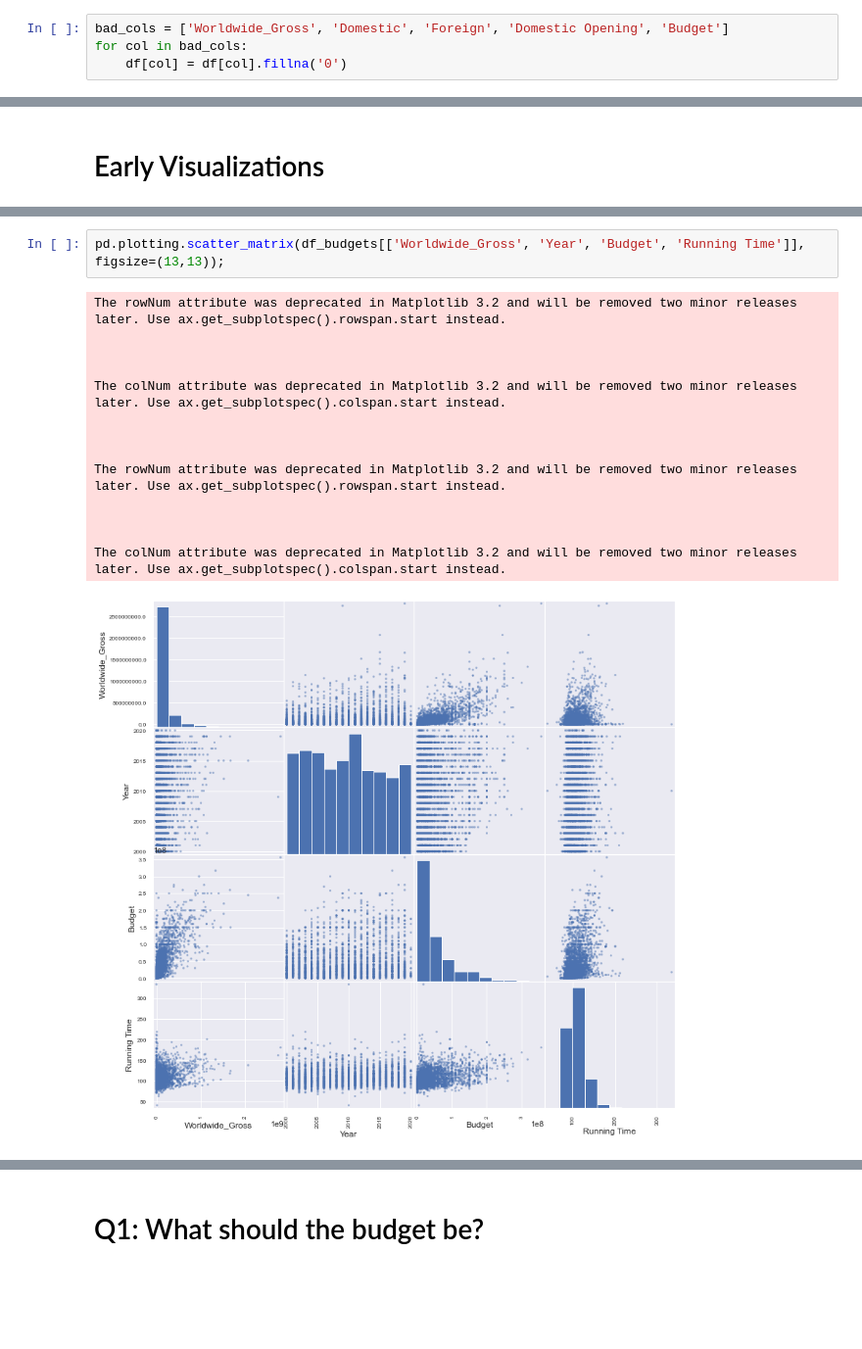
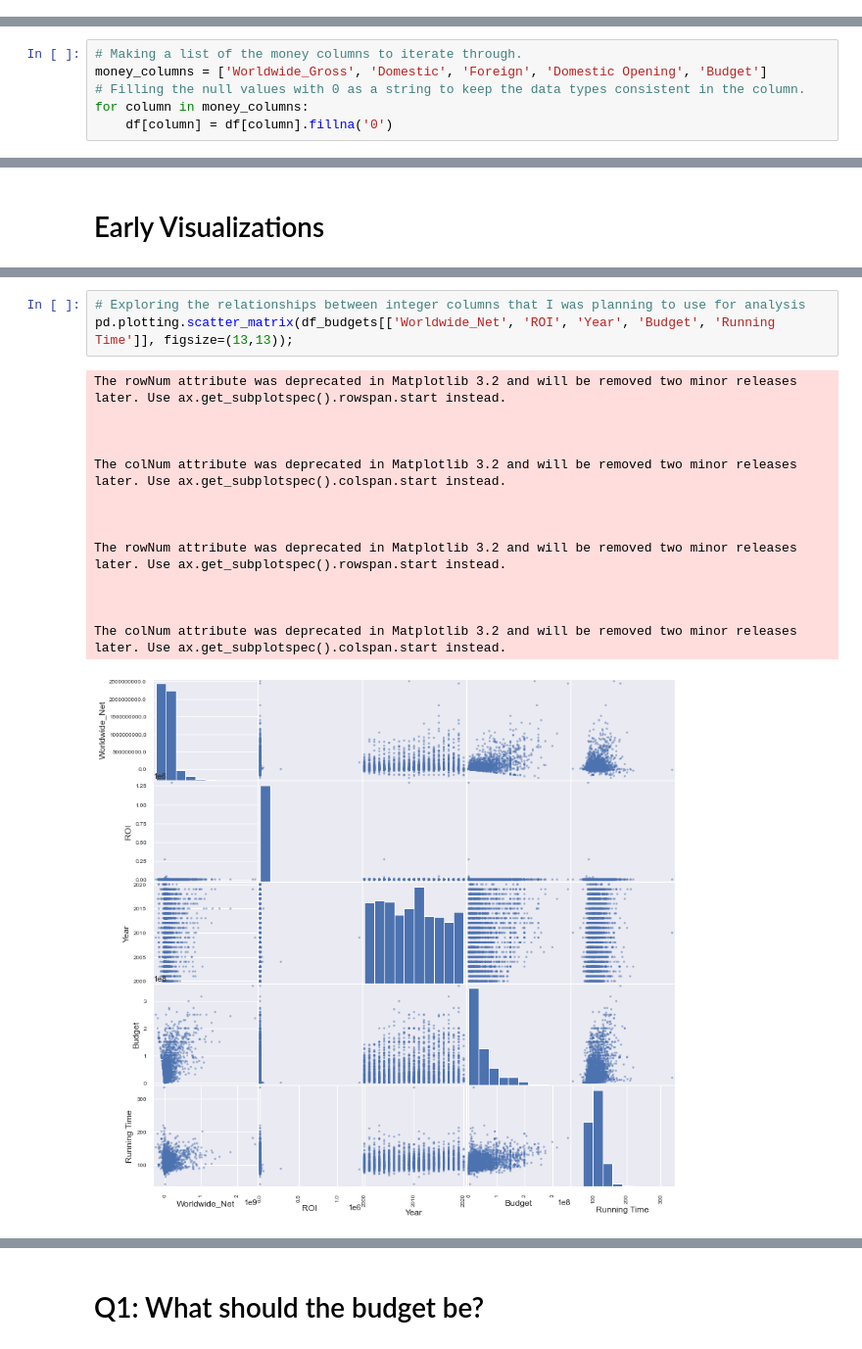
Before and after one commit to AnyOldRandomNameWillDOo/Module-1-Final-Project, a Jupyter notebook: Main Notebook.ipynb, the cells around one changed output, grey strips where cells are left out. Shown at 98% size. Saved outputs shown, nothing was run; the diff lists cells and outputs as text; blank space fills up the shorter version.

```diff
--- a/Main Notebook.ipynb
+++ b/Main Notebook.ipynb
@@ -75,7 +82,3 @@ df.head()
 | 4 | 4 | 4 | 5 | The Invisible Man | $128,251,913 | $64,914,050 | 50.6% | $63,337,863 | ... |
 # %% [markdown]
 #  Cleaning the Data
-# %%
-bad_cols = ['Worldwide_Gross', 'Domestic', 'Foreign', 'Domestic Opening', 'Budget']
-for col in bad_cols:
-    df[col] = df[col].fillna('0')
@@ -81,0 +89,6 @@ for col in bad_cols:
+# %%
+# Making a list of the money columns to iterate through.
+money_columns = ['Worldwide_Gross', 'Domestic', 'Foreign', 'Domestic Opening', 'Budget']
+# Filling the null values with 0 as a string to keep the data types consistent in the column.
+for column in money_columns:
+    df[column] = df[column].fillna('0')
@@ -416,17 +495,18 @@ Index(['Year_Rank', 'Title', 'Worldwide_Gross', 'Domestic', 'Percent_Domestic',
 # %%
-pd.plotting.scatter_matrix(df_budgets[['Worldwide_Gross', 'Year', 'Budget', 'Running Time']], figsize=(13,13));
+# Exploring the relationships between integer columns that I was planning to use for analysis
+pd.plotting.scatter_matrix(df_budgets[['Worldwide_Net', 'ROI', 'Year', 'Budget', 'Running Time']], figsize=(13,13));
 # %% [output]
 The rowNum attribute was deprecated in Matplotlib 3.2 and will be removed two minor releases later. Use ax.get_subplotspec().rowspan.start instead.
 
 
 
 The colNum attribute was deprecated in Matplotlib 3.2 and will be removed two minor releases later. Use ax.get_subplotspec().colspan.start instead.
 
 
 
 The rowNum attribute was deprecated in Matplotlib 3.2 and will be removed two minor releases later. Use ax.get_subplotspec().rowspan.start instead.
 
 
 
 The colNum attribute was deprecated in Matplotlib 3.2 and will be removed two minor releases later. Use ax.get_subplotspec().colspan.start instead.
-[figure, old version]
+[figure, new version]
```
Also changed, not shown: parts of 235 cells of this notebook, 1 other file.
